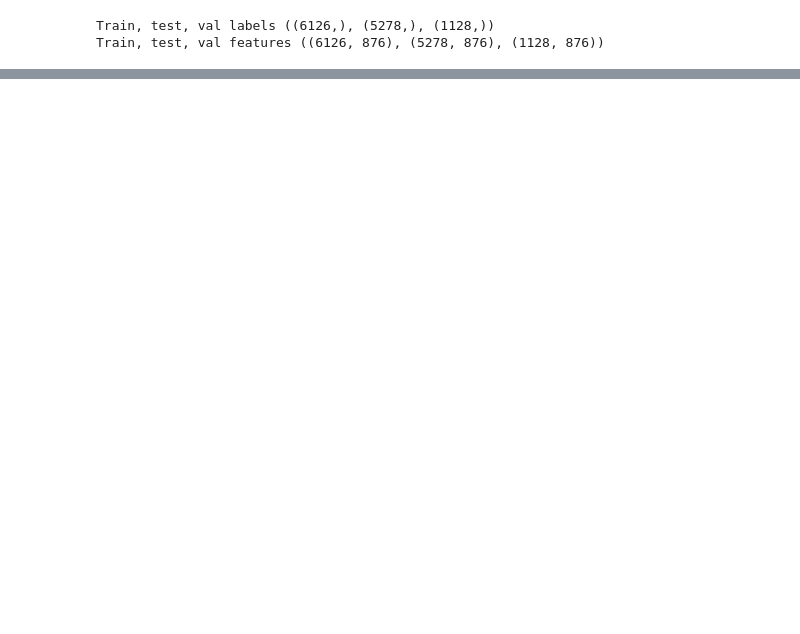
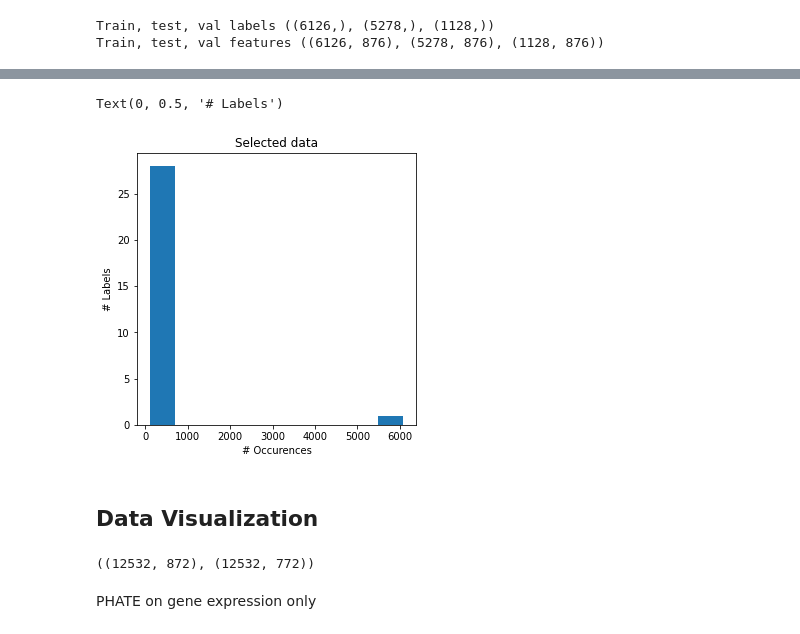
Before and after one commit to maestapereira/2021f_genomics_project, a Jupyter notebook: main.ipynb, the cells around one changed output, grey strips where cells are left out. Saved outputs shown, nothing was run; the diff lists cells and outputs as text; code cells hidden in the pictures; blank space fills up the shorter version.

```diff
--- a/main.ipynb
+++ b/main.ipynb
@@ -45,0 +276,11 @@ Train, test, val features ((6126, 876), (5278, 876), (1128, 876))
+# %%
+ig, ax2 = plt.subplots(figsize=(5, 5), sharex=True)
+ax2.set_title('Selected data')
+ax2.hist(np.unique(ordinal_labels, return_counts=True)[1], bins=10)
+ax2.set_xlabel('# Occurences')
+ax2.set_ylabel('# Labels')
+# %% [output]
+Text(0, 0.5, '# Labels')
+[figure, added]
+# %% [markdown]
+## Data Visualization
@@ -45,0 +295,6 @@ Train, test, val features ((6126, 876), (5278, 876), (1128, 876))
+# %%
+(npbio_feat.shape, npgene_exp_feat.shape)
+# %% [output]
+((12532, 872), (12532, 772))
+# %% [markdown]
+PHATE on gene expression only
```
Also changed, not shown: parts of 106 cells of this notebook, 13 other files.
